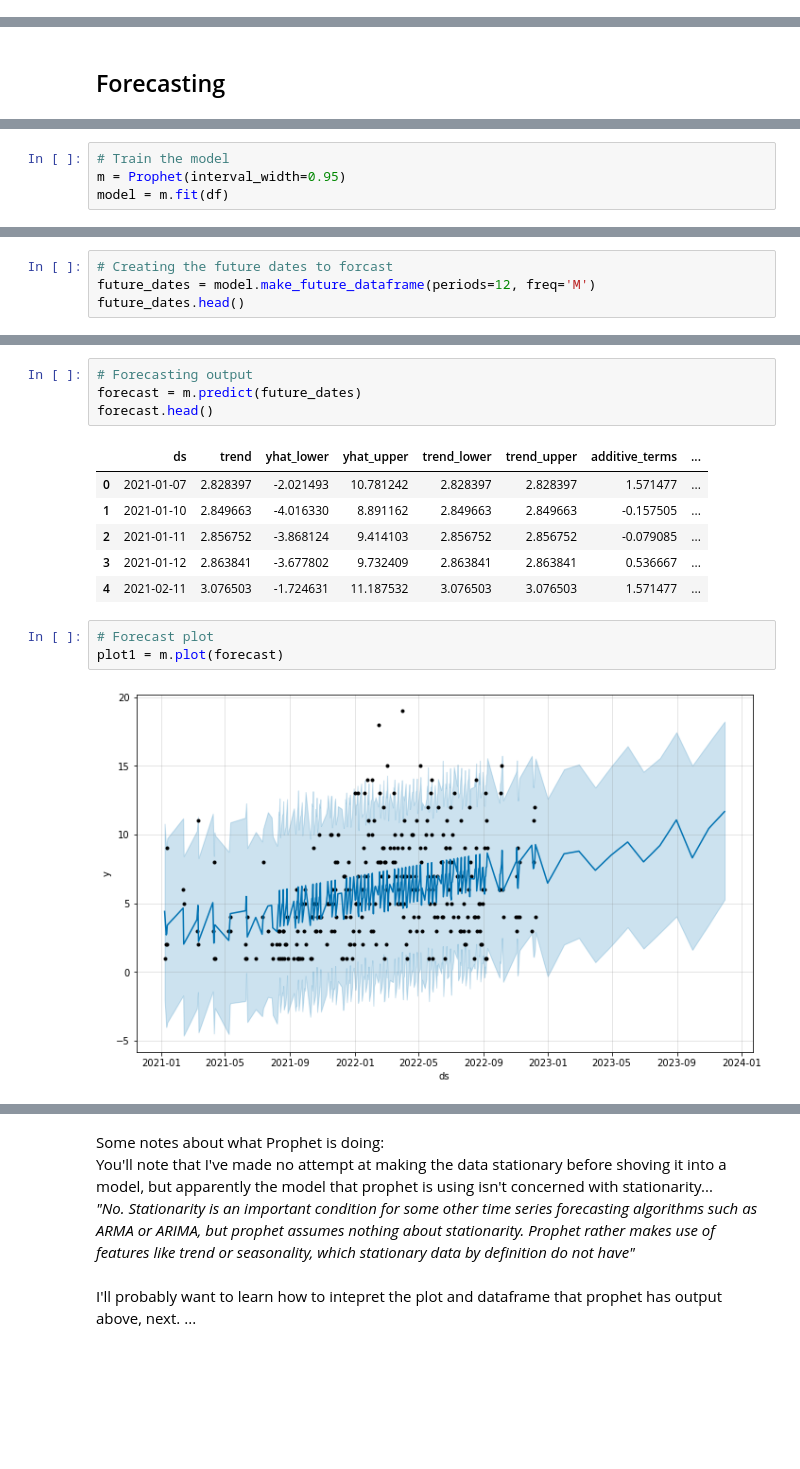
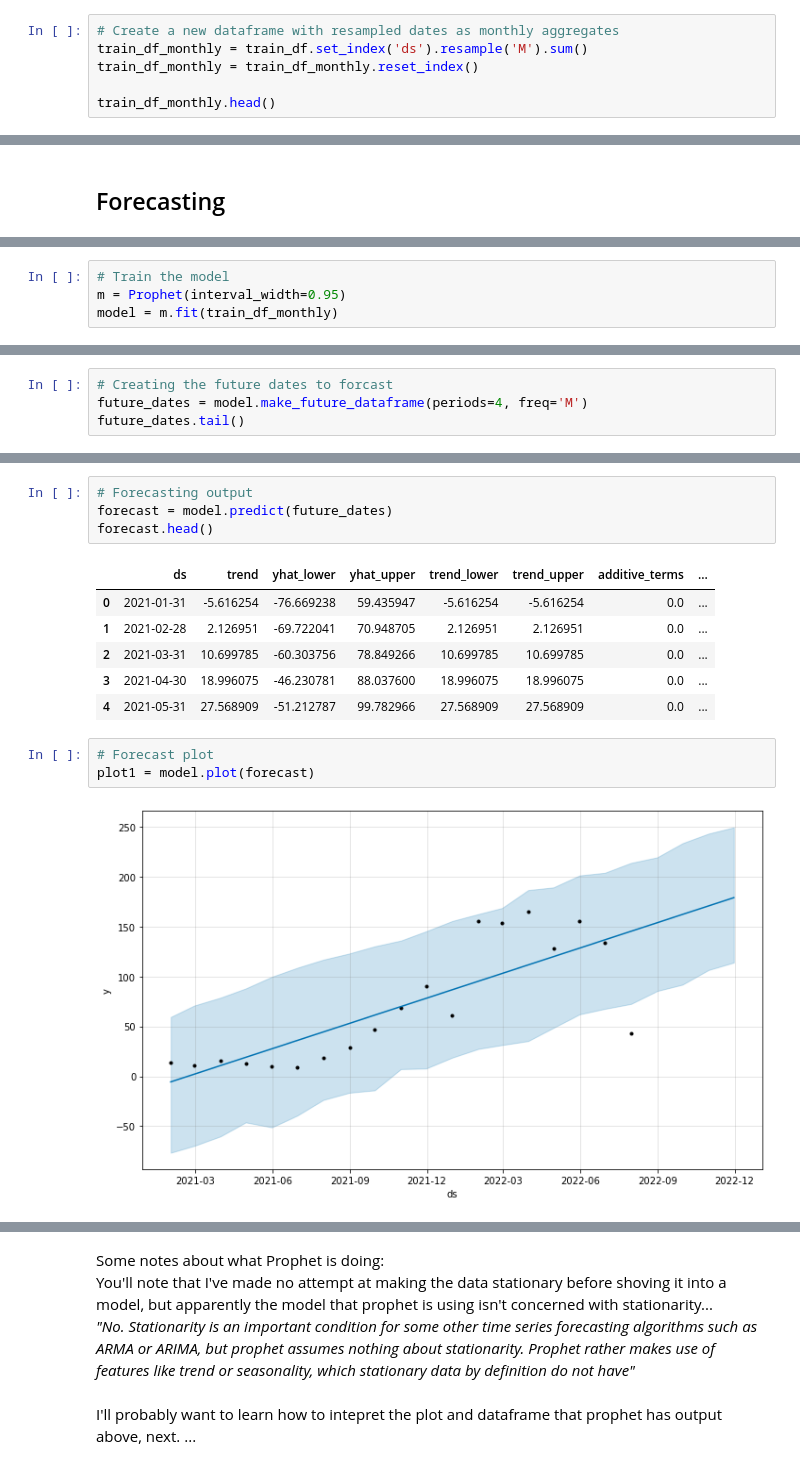
Before and after one commit to Louis-Bad/DACourse_prophet_forecast, a Jupyter notebook: forecasting.ipynb, the cells around one changed output, grey strips where cells are left out. Saved outputs shown, nothing was run; the diff lists cells and outputs as text; blank space fills up the shorter version.

Commit message:
created a train-test split in the data ready for cross validation

```diff
--- a/forecasting.ipynb
+++ b/forecasting.ipynb
@@ -54,0 +68,6 @@ df_monthly.head()
+# %%
+# Create a new dataframe with resampled dates as monthly aggregates
+train_df_monthly = train_df.set_index('ds').resample('M').sum()
+train_df_monthly = train_df_monthly.reset_index()
+
+train_df_monthly.head()
@@ -57,5 +96,5 @@ df_monthly.head()
 # %%
 # Train the model
 m = Prophet(interval_width=0.95)
-model = m.fit(df)
+model = m.fit(train_df_monthly)
 # %% [output]
@@ -64,6 +103,6 @@ model = m.fit(df)
 # %%
 # Creating the future dates to forcast
-future_dates = model.make_future_dataframe(periods=12, freq='M')
-future_dates.head()
+future_dates = model.make_future_dataframe(periods=4, freq='M')
+future_dates.tail()
 # %% [output]
 |  | ds |
@@ -75,17 +114,17 @@ future_dates.head()
 # %%
 # Forecasting output
-forecast = m.predict(future_dates)
+forecast = model.predict(future_dates)
 forecast.head()
 # %% [output]
 |  | ds | trend | yhat_lower | yhat_upper | trend_lower | trend_upper | additive_terms | ... |
-| 0 | 2021-01-07 | 2.828397 | -2.021493 | 10.781242 | 2.828397 | 2.828397 | 1.571477 | ... |
-| 1 | 2021-01-10 | 2.849663 | -4.016330 | 8.891162 | 2.849663 | 2.849663 | -0.157505 | ... |
-| 2 | 2021-01-11 | 2.856752 | -3.868124 | 9.414103 | 2.856752 | 2.856752 | -0.079085 | ... |
-| 3 | 2021-01-12 | 2.863841 | -3.677802 | 9.732409 | 2.863841 | 2.863841 | 0.536667 | ... |
-| 4 | 2021-02-11 | 3.076503 | -1.724631 | 11.187532 | 3.076503 | 3.076503 | 1.571477 | ... |
+| 0 | 2021-01-31 | -5.616254 | -76.669238 | 59.435947 | -5.616254 | -5.616254 | 0.0 | ... |
+| 1 | 2021-02-28 | 2.126951 | -69.722041 | 70.948705 | 2.126951 | 2.126951 | 0.0 | ... |
+| 2 | 2021-03-31 | 10.699785 | -60.303756 | 78.849266 | 10.699785 | 10.699785 | 0.0 | ... |
+| 3 | 2021-04-30 | 18.996075 | -46.230781 | 88.037600 | 18.996075 | 18.996075 | 0.0 | ... |
+| 4 | 2021-05-31 | 27.568909 | -51.212787 | 99.782966 | 27.568909 | 27.568909 | 0.0 | ... |
 # %%
 # Forecast plot
-plot1 = m.plot(forecast)
+plot1 = model.plot(forecast)
 # %% [output]
-[figure, old version]
+[figure, new version]
 # %%
```
Also changed, not shown: parts of 10 cells of this notebook.
